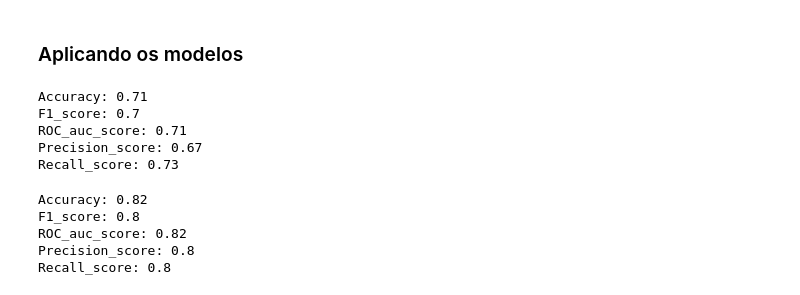
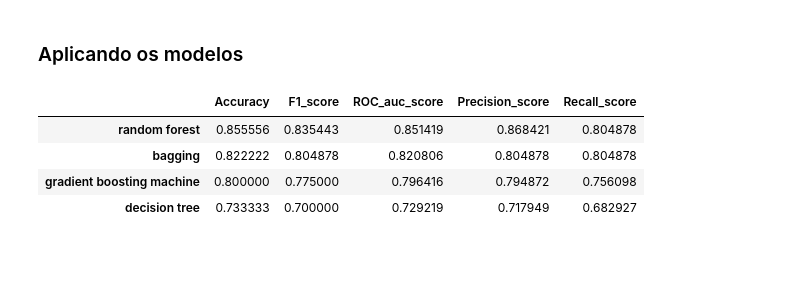
Before and after one commit to guyrux/ISL, a Jupyter notebook: ch08_tree_based_methods/ch8_01_exercicios.ipynb, the cells around one changed output. Cells and saved outputs as stored; diff of their text form; code cells hidden in the pictures; blank space fills up the shorter version.

```diff
--- a/ch08_tree_based_methods/ch8_01_exercicios.ipynb
+++ b/ch08_tree_based_methods/ch8_01_exercicios.ipynb
@@ -108,42 +116,49 @@ encoder.encoder_dict_
 # %% [markdown]
 ### Aplicando os modelos
 # %%
-# Decision Tree
-model = dt()
+lst_model = ["decision tree", "bagging", "random forest", "gradient boosting machine"]
+max_depth = len(X_train.columns)/2
 
-model.fit(X_train, y_train)
+result = {}
 
-y_pred = model.predict(X_test)
+for choosen_model in lst_model:
+    if choosen_model == "decision tree":
+        # Decision Tree
+        model = dt(random_state=RANDOM_STATE, max_depth=max_depth)
+    elif choosen_model == "bagging":
+        # Bagging
+        model = rf(max_features=None, random_state=RANDOM_STATE, max_depth=max_depth)
+    elif choosen_model == "random forest":
+        # Random forest
+        model = rf(max_features='sqrt', random_state=RANDOM_STATE, max_depth=max_depth)
+    elif choosen_model == "gradient boosting machine":
+        # Gradient boosting
+        model = gb(random_state=RANDOM_STATE, max_depth=max_depth)
 
-print(f"""Accuracy: {round(accuracy_score(y_test, y_pred), 2)}
-F1_score: {round(f1_score(y_test, y_pred), 2)}
-ROC_auc_score: {round(roc_auc_score(y_test, y_pred), 2)}
-Precision_score: {round(precision_score(y_test, y_pred), 2)}
-Recall_score: {round(recall_score(y_test, y_pred), 2)}
-""")
+    model.fit(X_train, y_train)
+
+    y_pred = model.predict(X_test)
+
+    result[choosen_model] = {
+        "Accuracy": accuracy_score(y_test, y_pred),
+        "F1_score": f1_score(y_test, y_pred),
+        "ROC_auc_score": roc_auc_score(y_test, y_pred),
+        "Precision_score": precision_score(y_test, y_pred),
+        "Recall_score": recall_score(y_test, y_pred)
+    }
+
+#     print(f"""Accuracy: {round(accuracy_score(y_test, y_pred), 2)}
+#     F1_score: {round(f1_score(y_test, y_pred), 2)}
+#     ROC_auc_score: {round(roc_auc_score(y_test, y_pred), 2)}
+#     Precision_score: {round(precision_score(y_test, y_pred), 2)}
+#     Recall_score: {round(recall_score(y_test, y_pred), 2)}
+#     """)
+
+df_result = pd.DataFrame.from_dict(result, orient='index').sort_values(by='ROC_auc_score', ascending=False)
+df_result
 # %% [output]
-Accuracy: 0.71
-F1_score: 0.7
-ROC_auc_score: 0.71
-Precision_score: 0.67
-Recall_score: 0.73
+|  | Accuracy | F1_score | ROC_auc_score | Precision_score | Recall_score |
+| random forest | 0.855556 | 0.835443 | 0.851419 | 0.868421 | 0.804878 |
+| bagging | 0.822222 | 0.804878 | 0.820806 | 0.804878 | 0.804878 |
+| gradient boosting machine | 0.800000 | 0.775000 | 0.796416 | 0.794872 | 0.756098 |
+| decision tree | 0.733333 | 0.700000 | 0.729219 | 0.717949 | 0.682927 |
-# %%
-# Bagging
-model = rf(max_features=None)
-
-model.fit(X_train, y_train)
-
-y_pred = model.predict(X_test)
-
-print(f"""Accuracy: {round(accuracy_score(y_test, y_pred), 2)}
-F1_score: {round(f1_score(y_test, y_pred), 2)}
-ROC_auc_score: {round(roc_auc_score(y_test, y_pred), 2)}
-Precision_score: {round(precision_score(y_test, y_pred), 2)}
-Recall_score: {round(recall_score(y_test, y_pred), 2)}
-""")
-# %% [output]
-Accuracy: 0.82
-F1_score: 0.8
-ROC_auc_score: 0.82
-Precision_score: 0.8
-Recall_score: 0.8
```
Also changed, not shown: parts of 17 cells of this notebook, 1 other file.
